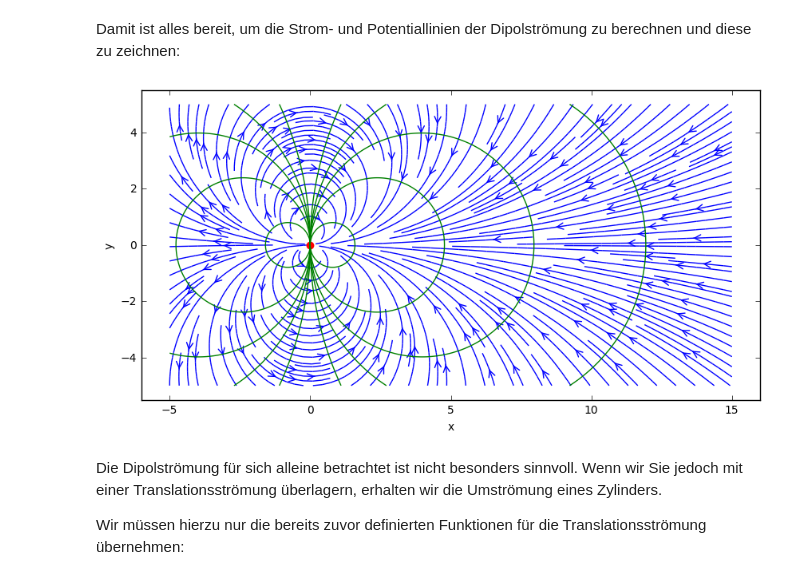
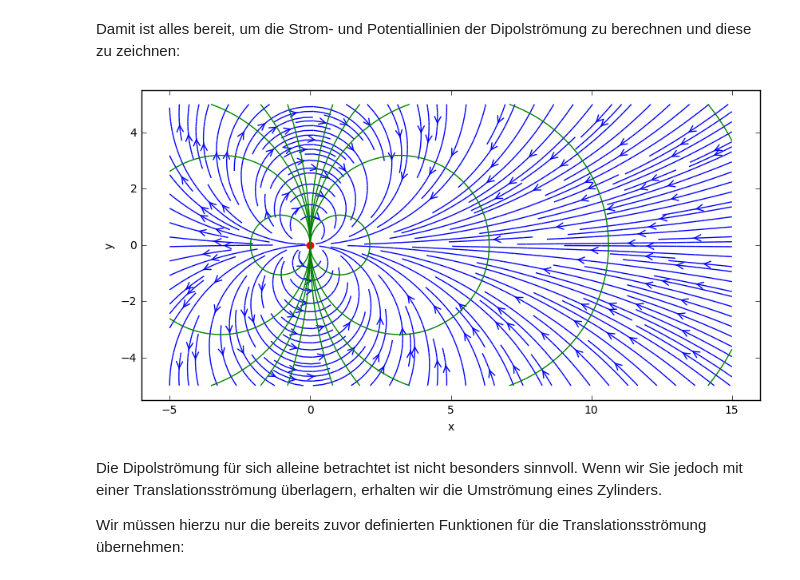
Before and after one commit to HsKA-ThermalFluiddynamics/NSS-1, a Jupyter notebook: 2_3-Potentialtheorie - Elementarstroemungen2.ipynb, the cells around one changed output. Saved outputs shown, nothing was run; the diff lists cells and outputs as text; code cells hidden in the pictures.

```diff
--- a/2_3-Potentialtheorie - Elementarstroemungen2.ipynb
+++ b/2_3-Potentialtheorie - Elementarstroemungen2.ipynb
@@ -50,26 +50,26 @@ def dipolx_phi(x, y, xs, ys, M):      # die Potentialfunktion der Quellenströmu
 # %% [markdown]
 Damit ist alles bereit, um die Strom- und Potentiallinien der Dipolströmung zu berechnen und diese zu zeichnen:
 # %%
-M = 15.0                                      # Dipolmoment in m^3/s
+M = 20.0                                      # Dipolmoment in m^3/s
 
 u_dipol, v_dipol = dipolx_v(X, Y, 0, 0, M)    # Dipolströmung bei (0,0)
 psi_dipol = dipolx_psi(X, Y, 0, 0, M)
 phi_dipol = dipolx_phi(X, Y, 0, 0, M)
 
 plt.figure(figsize=(10, 5))
 plt.xlabel('x')
 plt.ylabel('y')
 plt.streamplot(X, Y, u_dipol, v_dipol,
                density=2, linewidth=1, arrowsize=2, arrowstyle='->')
 plt.contour(X, Y, phi_dipol,
             [-1.5, -0.5, -0.3, -0.2, -0.1, 0.1, 0.2, 0.3, 0.5, 1.5],
             colors='green', linewidths=1, linestyles='solid')
 #plt.contour(X, Y, psi_dipol,
 #           [-1.5, -0.2, -0.05, -0.01, 0.01, 0.05, 0.2, 1.5],
 #            colors='#407eb4', linewidths=1, linestyles='solid')
 plt.scatter(0, 0, color='red', s=50, marker='o', linewidth=0);
 # %% [output]
-[figure, old version]
+[figure, new version]
 # %% [markdown]
 Die Dipolströmung für sich alleine betrachtet ist nicht besonders sinnvoll. Wenn wir Sie jedoch mit einer Translationsströmung überlagern, erhalten wir die Umströmung eines Zylinders.
 
```
Also changed, not shown: parts of 2 cells of this notebook.
